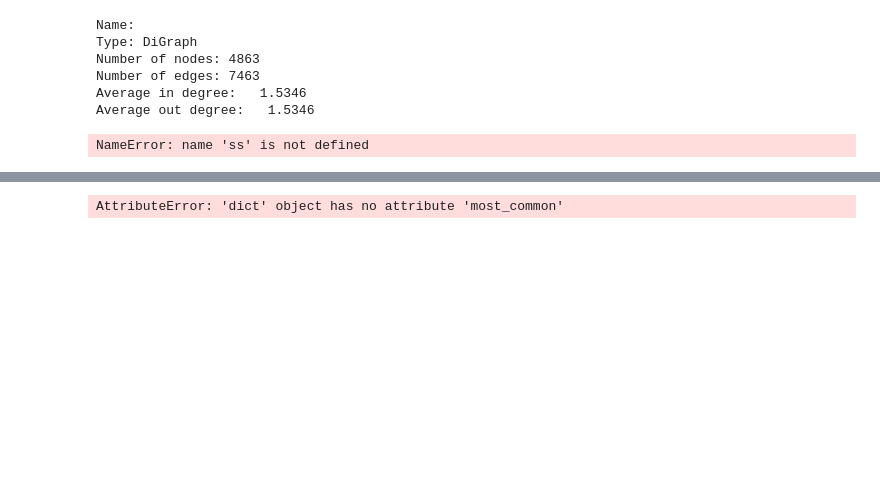
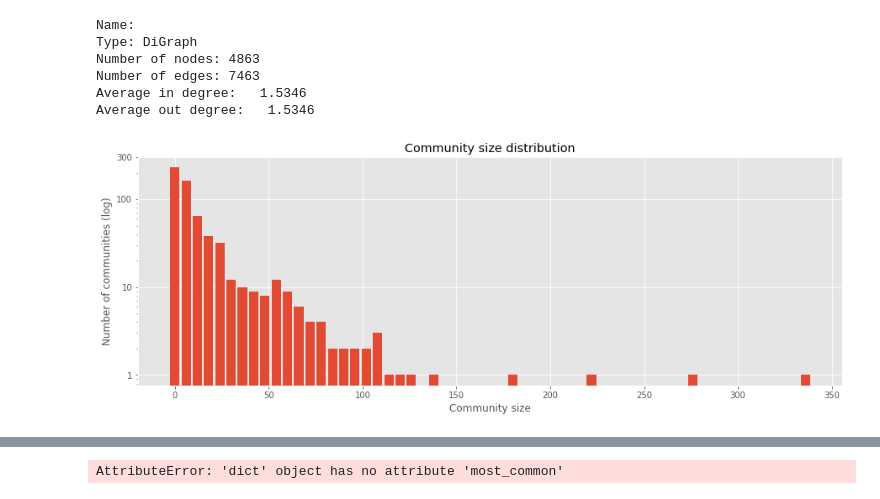
Before and after one commit to Ispanicus/Reddit_network_analysis, a Jupyter notebook: CommunityDetection.ipynb, the cells around one changed output, grey strips where cells are left out. Drawn from its saved outputs; the diff is of its cells as text; code cells hidden in the pictures; blank space fills up the shorter version.

Commit message:
Experimenting with histograms and finding communities

```diff
--- a/CommunityDetection.ipynb
+++ b/CommunityDetection.ipynb
@@ -85,11 +85,3 @@ def plotcommunity(graph, name):
     visual_style["vertex_label"] = [label_dict[x] for x in graph.vs["name"]]
     out = ig.plot(graph, **visual_style)
     out.save(name + '.png')
-# %%
-ss = posvertex.sizes()
-fifth = posvertex.subgraph(ss.index(sorted(ss, reverse=True)[4]))
-sixth = posvertex.subgraph(ss.index(sorted(ss, reverse=True)[5]))
-plotcommunity(fifth, "5th")
-plotcommunity(sixth, "6th")
-# %% [output]
-NameError: name 'ss' is not defined
@@ -95,0 +90,13 @@ NameError: name 'ss' is not defined
+# %%
+posvertex102 = posbc.community_infomap(trials=10)
+# %%
+xs, ys = zip(*[(left, count) for left, _, count in posvertex102.size_histogram(bin_width=6).bins()])
+plt.bar(xs, ys, width=5,log=1)
+plt.xlabel("Community size")
+plt.ylabel("Number of communities (log)")
+plt.title("Community size distribution")
+plt.yticks([1,10,100,300], labels=[1,10,100,300])
+plt.savefig("communitySizeDistribution.png")
+plt.show()
+# %% [output]
+[figure, added]
```
Also changed, not shown: parts of 10 cells of this notebook, 13 other files.
